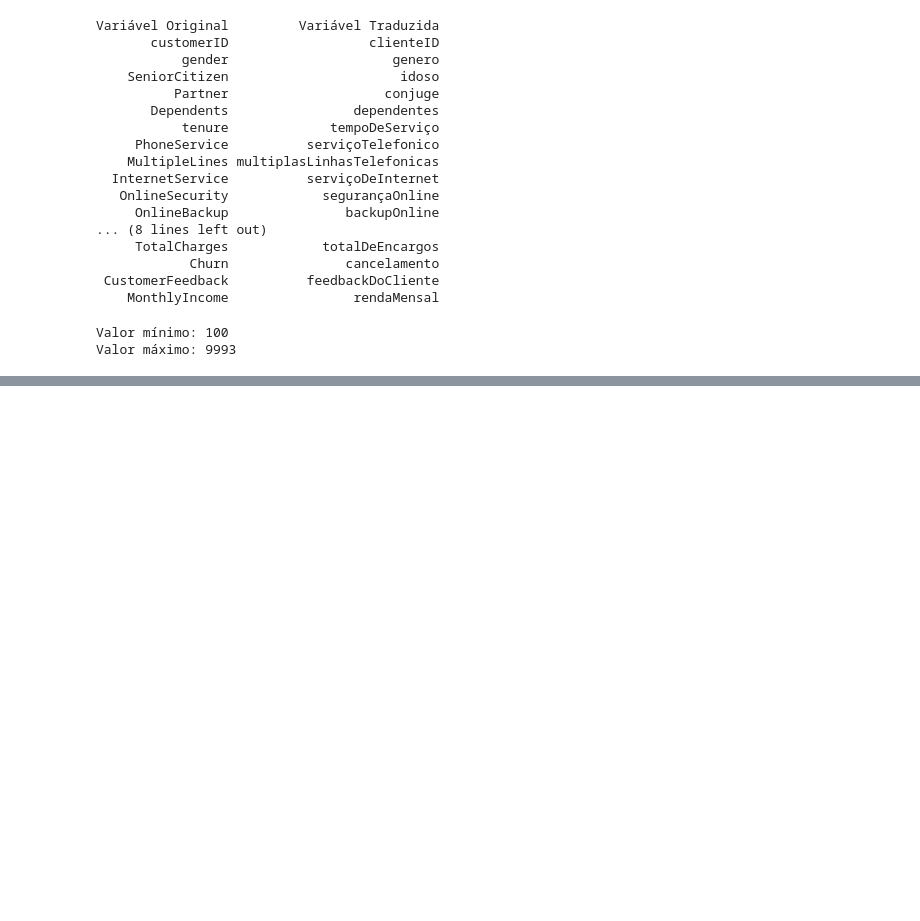
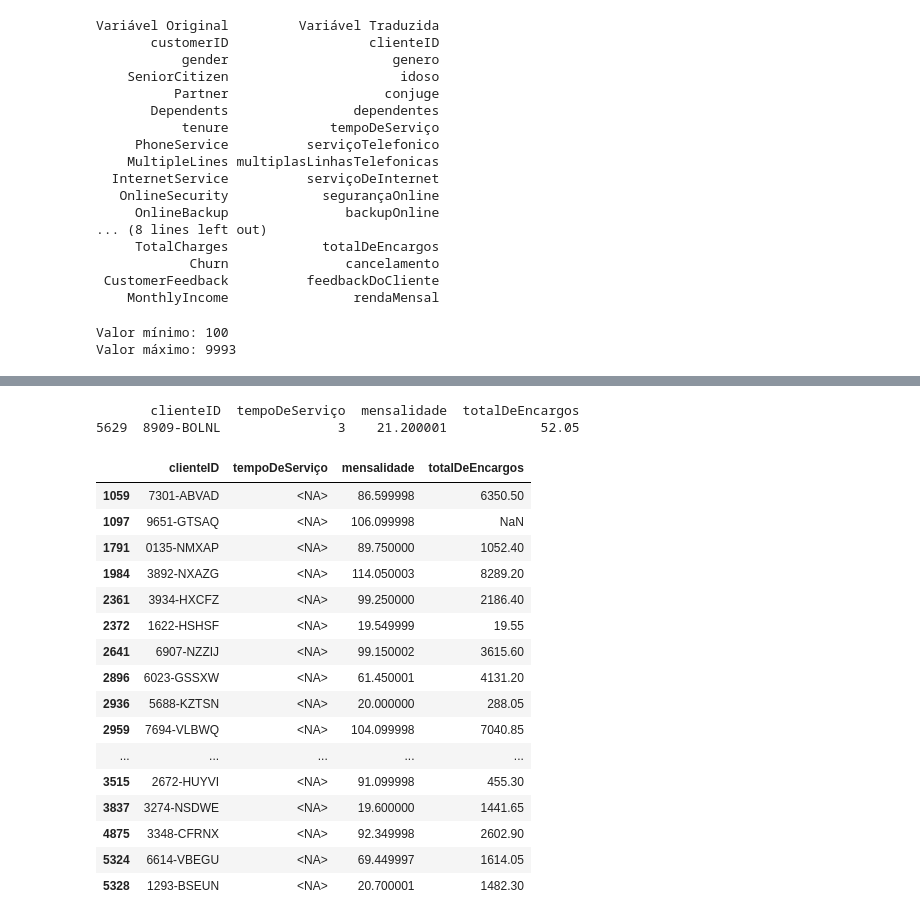
Before and after one commit to patrick0753/databricks_repositorio, a Jupyter notebook: df_databricks.ipynb, the cells around one changed output, grey strips where cells are left out. Saved outputs shown, nothing was run; the diff lists cells and outputs as text; code cells hidden in the pictures; blank space fills up the shorter version.

Commit message:
limpeza de nulos

```diff
--- a/df_databricks.ipynb
+++ b/df_databricks.ipynb
@@ -224,0 +295,31 @@ array([6532, 7634, 3628, ..., 9308, 3904, 3016], shape=(4307,))
+# %%
+df[df["clienteID"] == "8909-BOLNL"][
+    ["clienteID", "tempoDeServiço", "mensalidade", "totalDeEncargos"]
+]
+print(df[df["clienteID"] == "8909-BOLNL"][
+    ["clienteID", "tempoDeServiço", "mensalidade", "totalDeEncargos"]
+])
+# %% [output]
+       clienteID  tempoDeServiço  mensalidade  totalDeEncargos
+5629  8909-BOLNL               3    21.200001            52.05
+# %%
+## todos com tempo de serviço nulo
+df[df["tempoDeServiço"].isnull()][["clienteID", "tempoDeServiço", "mensalidade", "totalDeEncargos"]]
+# %% [output]
+|  | clienteID | tempoDeServiço | mensalidade | totalDeEncargos |
+| 1059 | 7301-ABVAD | <NA> | 86.599998 | 6350.50 |
+| 1097 | 9651-GTSAQ | <NA> | 106.099998 | NaN |
+| 1791 | 0135-NMXAP | <NA> | 89.750000 | 1052.40 |
+| 1984 | 3892-NXAZG | <NA> | 114.050003 | 8289.20 |
+| 2361 | 3934-HXCFZ | <NA> | 99.250000 | 2186.40 |
+| 2372 | 1622-HSHSF | <NA> | 19.549999 | 19.55 |
+| 2641 | 6907-NZZIJ | <NA> | 99.150002 | 3615.60 |
+| 2896 | 6023-GSSXW | <NA> | 61.450001 | 4131.20 |
+| 2936 | 5688-KZTSN | <NA> | 20.000000 | 288.05 |
+| 2959 | 7694-VLBWQ | <NA> | 104.099998 | 7040.85 |
+| ... | ... | ... | ... | ... |
+| 3515 | 2672-HUYVI | <NA> | 91.099998 | 455.30 |
+| 3837 | 3274-NSDWE | <NA> | 19.600000 | 1441.65 |
+| 4875 | 3348-CFRNX | <NA> | 92.349998 | 2602.90 |
+| 5324 | 6614-VBEGU | <NA> | 69.449997 | 1614.05 |
+| 5328 | 1293-BSEUN | <NA> | 20.700001 | 1482.30 |
```
Also changed, not shown: parts of 16 cells of this notebook.
